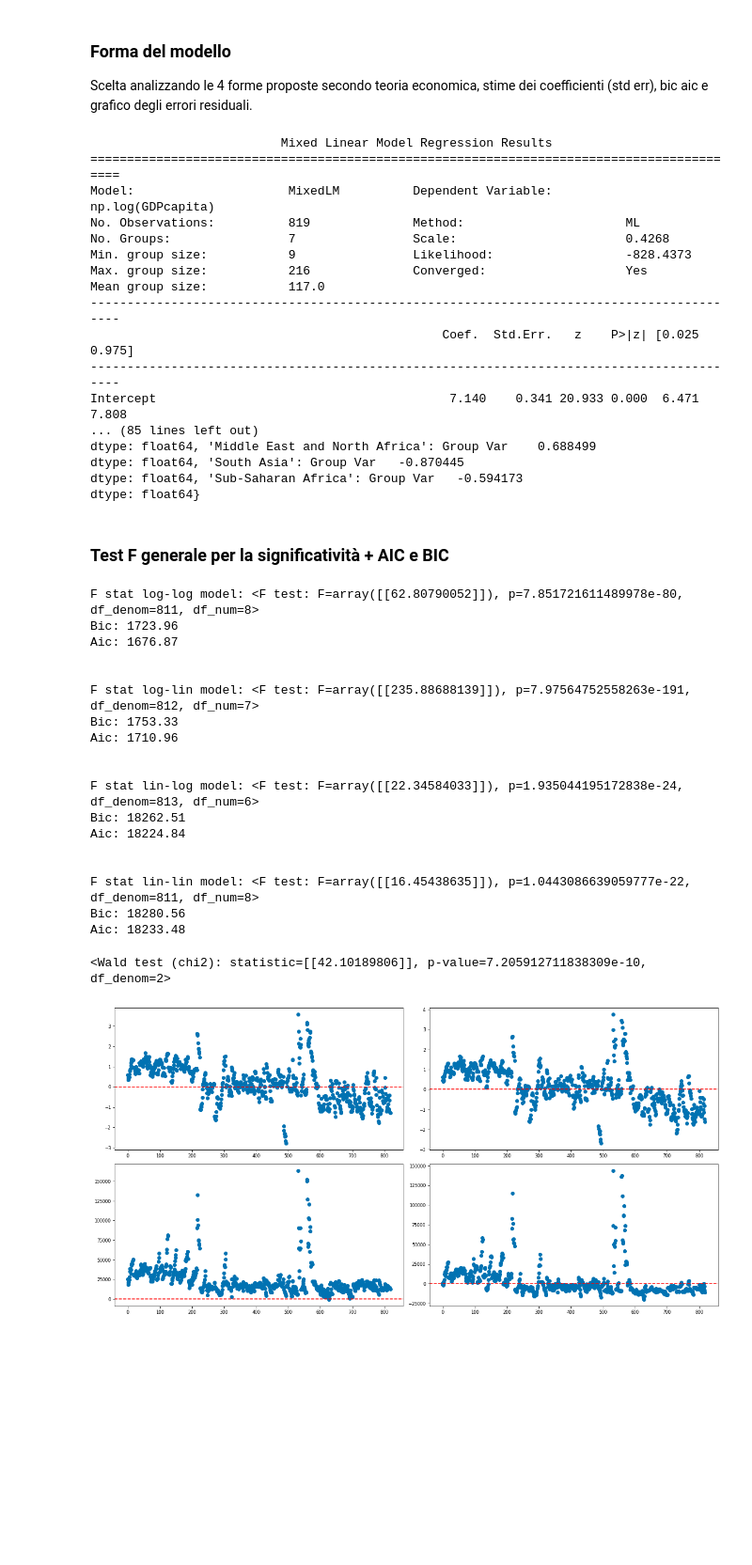
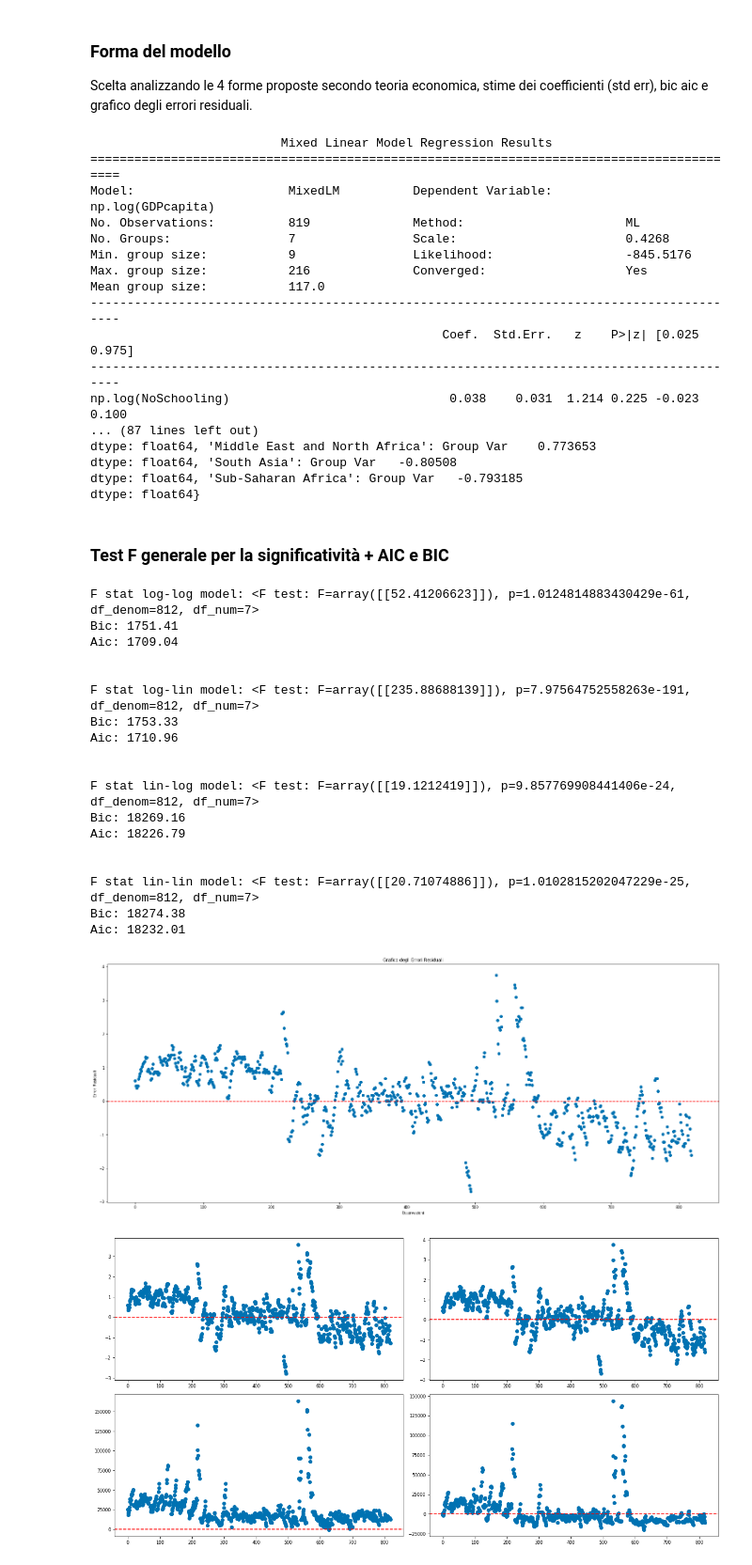
Before and after one commit to alepistola/HumanDataScience, a Jupyter notebook: hds_project.ipynb, the cells around one changed output. Shown at 94% size. Saved outputs shown, nothing was run; the diff lists cells and outputs as text; code cells hidden in the pictures; blank space fills up the shorter version.

```diff
--- a/hds_project.ipynb
+++ b/hds_project.ipynb
@@ -1106,11 +1104,11 @@ Scelta analizzando le 4 forme proposte secondo teoria economica, stime dei coeff
 # %%
 df_1["Year"] = df_1["Year"].astype(str)
 
-formula_log_log = 'np.log(GDPcapita) ~ (np.log(NoSchooling) + np.log(PrimaryTotal) + np.log(SecondaryTotal) + np.log(TertiaryTotal) + (AvgYearsOfTotalSchooling) * (EducationalExpenditure))'
+formula_log_log = 'np.log(GDPcapita) ~ (np.log(NoSchooling) + np.log(PrimaryTotal) + np.log(SecondaryTotal) + np.log(TertiaryTotal) + (AvgYearsOfTotalSchooling) * (EducationalExpenditure)) - 1'
 back_formula_log_log = 'np.log(GDPcapita) ~ np.log(NoSchooling) + np.log(PrimaryTotal) + np.log(SecondaryTotal) + np.log(TertiaryTotal) + (AvgYearsOfTotalSchooling) * (EducationalExpenditure) + (1|Region/Country) + (1|Year) - 1'
 formula_log_lin = 'np.log(GDPcapita) ~ (NoSchooling) + (PrimaryTotal) + (SecondaryTotal) + (TertiaryTotal) + (AvgYearsOfTotalSchooling) * (EducationalExpenditure) - 1'
-formula_lin_log = 'GDPcapita ~ (np.log(NoSchooling) + np.log(PrimaryTotal) + np.log(SecondaryTotal) + np.log(TertiaryTotal) + np.log(AvgYearsOfTotalSchooling) + np.log(EducationalExpenditure)) - 1'
-formula_lin_lin = 'GDPcapita ~ NoSchooling + PrimaryTotal + SecondaryTotal + TertiaryTotal + AvgYearsOfTotalSchooling * EducationalExpenditure'
+formula_lin_log = 'GDPcapita ~ (np.log(NoSchooling) + np.log(PrimaryTotal) + np.log(SecondaryTotal) + np.log(TertiaryTotal) + np.log(AvgYearsOfTotalSchooling) * np.log(EducationalExpenditure)) - 1'
+formula_lin_lin = 'GDPcapita ~ NoSchooling + PrimaryTotal + SecondaryTotal + TertiaryTotal + AvgYearsOfTotalSchooling * EducationalExpenditure - 1'
 
 y_1, X_1 = dmatrices(formula_log_log, data=df_1, return_type='dataframe')
 y_2, X_2 = dmatrices(formula_log_lin, data=df_1, return_type='dataframe')
@@ -1135,26 +1133,23 @@ print(log_log_result.summary())
 print(log_lin_result.summary())
 print(lin_log_result.summary())
 print(lin_lin_result.summary())
-
-print(log_lin_result.random_effects)
-print(log_log_result.random_effects)
 # %% [output]
                           Mixed Linear Model Regression Results
 ==========================================================================================
 Model:                     MixedLM          Dependent Variable:          np.log(GDPcapita)
 No. Observations:          819              Method:                      ML
 No. Groups:                7                Scale:                       0.4268
-Min. group size:           9                Likelihood:                  -828.4373
+Min. group size:           9                Likelihood:                  -845.5176
 Max. group size:           216              Converged:                   Yes
 Mean group size:           117.0
 ------------------------------------------------------------------------------------------
                                                 Coef.  Std.Err.   z    P>|z| [0.025 0.975]
 ------------------------------------------------------------------------------------------
-Intercept                                        7.140    0.341 20.933 0.000  6.471  7.808
-... (85 lines left out)
-dtype: float64, 'Middle East and North Africa': Group Var    0.688499
-dtype: float64, 'South Asia': Group Var   -0.870445
-dtype: float64, 'Sub-Saharan Africa': Group Var   -0.594173
+np.log(NoSchooling)                              0.038    0.031  1.214 0.225 -0.023  0.100
+... (87 lines left out)
+dtype: float64, 'Middle East and North Africa': Group Var    0.773653
+dtype: float64, 'South Asia': Group Var   -0.80508
+dtype: float64, 'Sub-Saharan Africa': Group Var   -0.793185
 dtype: float64}
 # %% [markdown]
 ### Test F generale per la significatività + AIC e BIC
@@ -1188,9 +1183,9 @@ print("Bic: " + str(round(lin_lin_result.bic, 2)))
 print("Aic: " + str(round(lin_lin_result.aic, 2)))
 #print("Log-likelihood ratio:", str(lin_lin_result.llf))
 # %% [output]
-F stat log-log model: <F test: F=array([[62.80790052]]), p=7.851721611489978e-80, df_denom=811, df_num=8>
-Bic: 1723.96
-Aic: 1676.87
+F stat log-log model: <F test: F=array([[52.41206623]]), p=1.0124814883430429e-61, df_denom=812, df_num=7>
+Bic: 1751.41
+Aic: 1709.04
 
 
 F stat log-lin model: <F test: F=array([[235.88688139]]), p=7.97564752558263e-191, df_denom=812, df_num=7>
@@ -1198,41 +1193,34 @@ Bic: 1753.33
 Aic: 1710.96
 
 
-F stat lin-log model: <F test: F=array([[22.34584033]]), p=1.935044195172838e-24, df_denom=813, df_num=6>
-Bic: 18262.51
-Aic: 18224.84
+F stat lin-log model: <F test: F=array([[19.1212419]]), p=9.857769908441406e-24, df_denom=812, df_num=7>
+Bic: 18269.16
+Aic: 18226.79
 
 
-F stat lin-lin model: <F test: F=array([[16.45438635]]), p=1.0443086639059777e-22, df_denom=811, df_num=8>
-Bic: 18280.56
-Aic: 18233.48
+F stat lin-lin model: <F test: F=array([[20.71074886]]), p=1.0102815202047229e-25, df_denom=812, df_num=7>
+Bic: 18274.38
+Aic: 18232.01
-# %%
-# Test di ipotesi simultaneo
-hypothesis_0 = "EducationalExpenditure = 0, AvgYearsOfTotalSchooling = 0"
-test = log_lin_result.wald_test(hypothesis_0)
-
-# Stampa i risultati del test
-print(test)
-# %% [output]
-<Wald test (chi2): statistic=[[42.10189806]], p-value=7.205912711838309e-10, df_denom=2>
 # %%
 predicted_values_1 = log_log_model.predict(params=log_log_result.params)
 residuals_1 = log_log_model.endog - predicted_values_1
 predicted_values_2 = log_lin_model.predict(params=log_lin_result.params)
 residuals_2 = log_lin_model.endog - predicted_values_2
 predicted_values_3 = lin_log_model.predict(params=lin_log_result.params)
 residuals_3 = lin_log_model.endog - predicted_values_3
 predicted_values_4 = lin_lin_model.predict(params=lin_lin_result.params)
 residuals_4 = lin_lin_model.endog - predicted_values_4
 
-#plt.figure(figsize=(25, 10))
-#plt.scatter(range(len(residuals_1)), residuals_1)
-#plt.axhline(y=0, color='r', linestyle='--')
-#plt.xlabel('Osservazioni')
-#plt.ylabel('Errori Residuali')
-#plt.title('Grafico degli Errori Residuali')
+plt.figure(figsize=(25, 10))
+plt.scatter(range(len(residuals_2)), residuals_2)
+plt.axhline(y=0, color='r', linestyle='--')
+plt.xlabel('Osservazioni')
+plt.ylabel('Errori Residuali')
+plt.title('Grafico degli Errori Residuali')
 
-#plt.show()
+plt.show()
+# %% [output]
+[figure, added]
 # %%
 # Crea il grafico con 4 scatterplot
 fig, axs = plt.subplots(2, 2, figsize=(16, 8))
```
Also changed, not shown: parts of 17 cells of this notebook.
